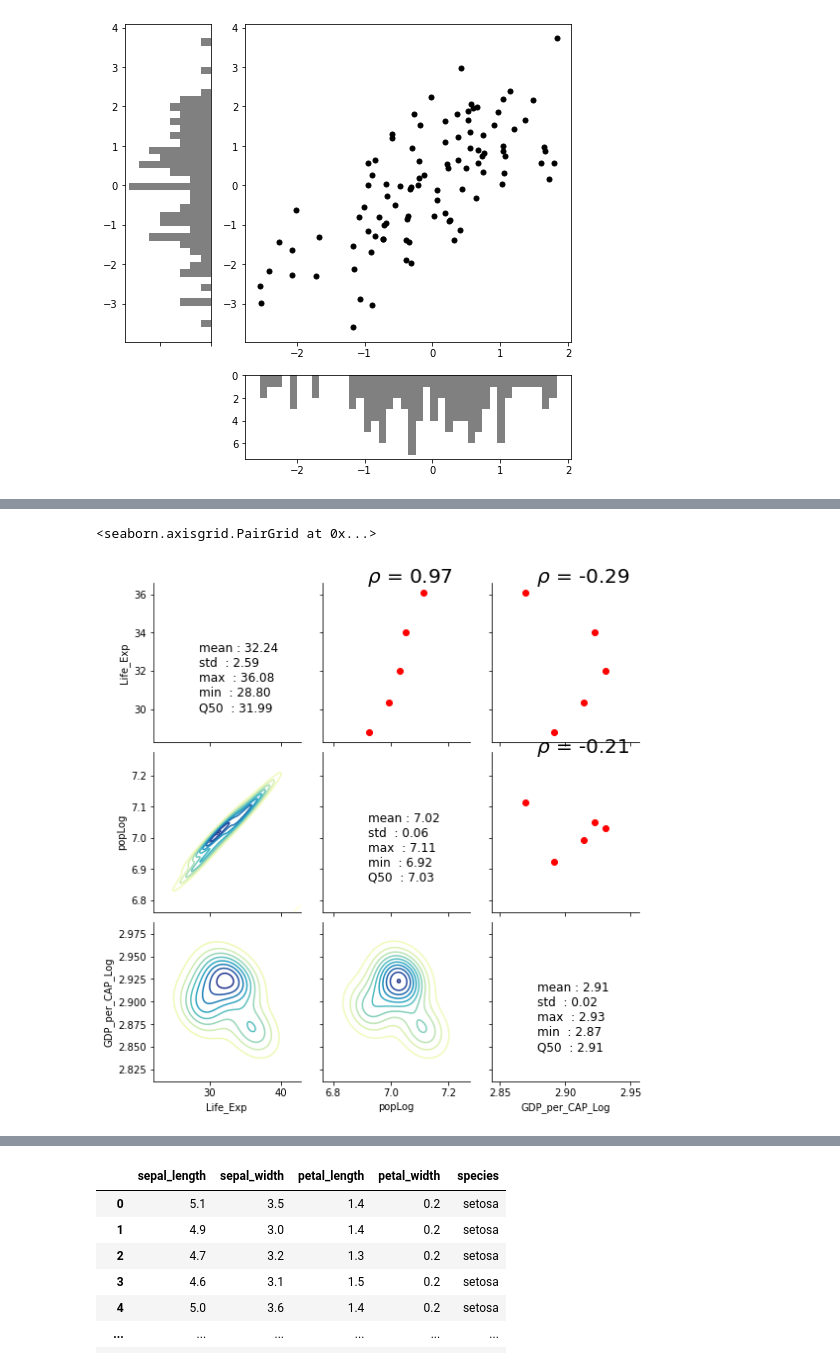
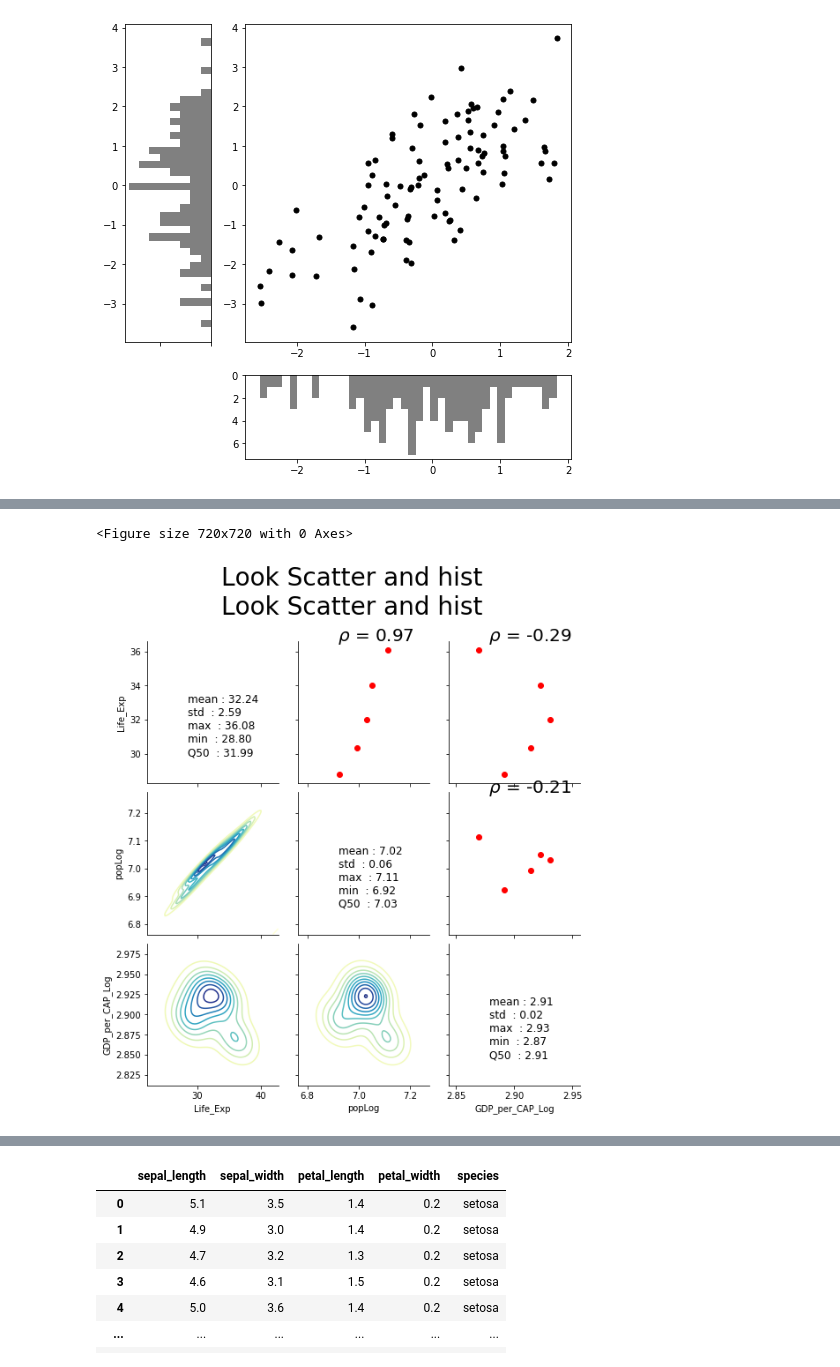
Before and after one commit to gn0262487838/python_exercise, a Jupyter notebook: plt_note.ipynb, the cells around one changed output, grey strips where cells are left out. Cells and saved outputs as stored; diff of their text form; code cells hidden in the pictures.

```diff
--- a/plt_note.ipynb
+++ b/plt_note.ipynb
@@ -206,4 +185,10 @@ grid.map_diag(plt.hist, bins=20, color="yellow", edgecolor="k")
 # %%
+'''
+
+定義等等畫圖會使用到的函式
+
+'''
+
 def Corr(x, y, **kwargs):
     corr = np.corrcoef(x, y)[0, 1]
 
@@ -215,36 +200,48 @@ def Corr(x, y, **kwargs):
     # 為啥這段要加 xycoords才會顯示出圖來?
     ax.annotate(mark, xy=(0.3, 1), fontsize=20, xycoords = ax.transAxes)
 
 def Describe(col, **kwargs):
 
     # Statistics
     mean = np.mean(col)
     max = np.max(col)
     min = np.min(col)
     Q50 = np.quantile(col, q=0.5)
     std = np.std(col)
 
     # text
     mark = f'''
         mean : {mean:.2f}
         std  : {std:.2f}
         max  : {max:.2f}
         min  : {min:.2f}
         Q50  : {Q50:.2f}
     '''
 
     # 取得當前axes
     ax = plt.gca()
     ax.annotate(mark, xy=(0.1, 0.1), fontsize=12, xycoords = ax.transAxes)
 
+'''
+
+開始畫圖...
+
+'''
+plt.figure(figsize=(10,10))
+
 grid = sns.PairGrid(df, vars=["Life_Exp", "popLog", "GDP_per_CAP_Log"])
+# 也可直接統一使用grid.map() 統一畫圖
 grid.map_upper(plt.scatter, color="red")
 grid.map_upper(Corr)
 grid.map_lower(sns.kdeplot, cmap="YlGnBu")
-grid.map_diag(Describe) # 怎取得欄位名稱?
+grid.map_diag(Describe) # 怎取得欄位名稱???
+
+# 要有figure才能使用suptitle
+plt.suptitle("\n".join(["Look Scatter and hist"] * 2 ), fontsize=28, y=1.15)
+plt.show()
 # %% [output]
-<seaborn.axisgrid.PairGrid at 0x...>
+<Figure size 720x720 with 0 Axes>
-[figure, old version]
+[figure, new version]
 # %%
 mean, cov = [1,0], [[5,0],[0,1]]
 
```
Also changed, not shown: parts of 15 cells of this notebook.
